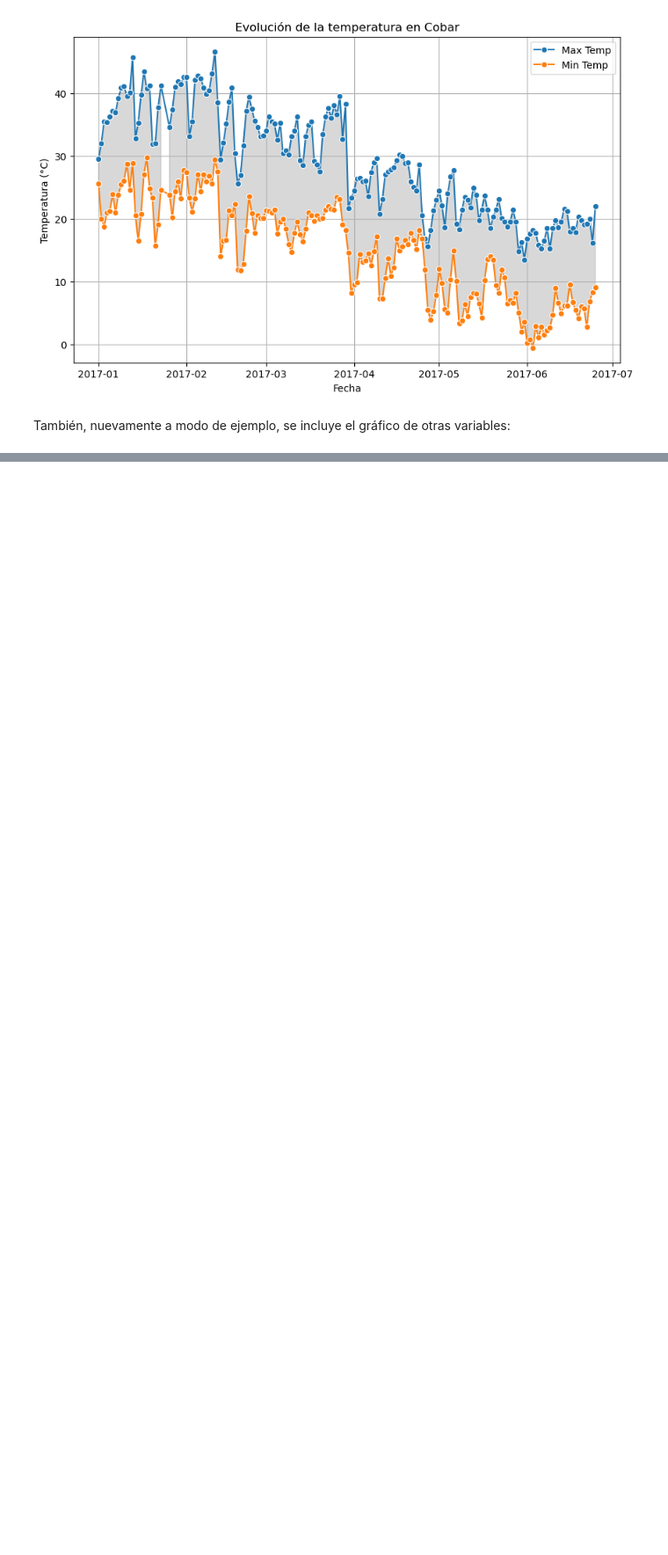
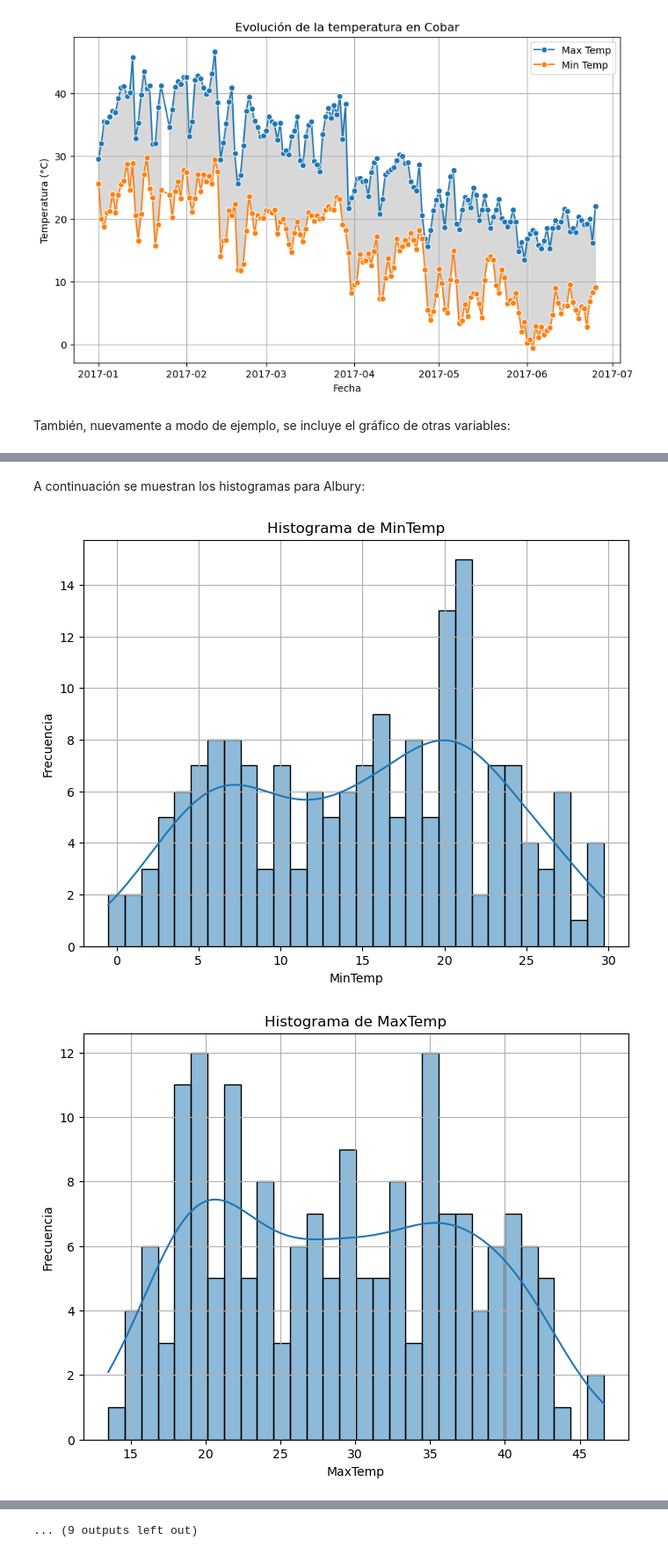
Before and after one commit to gx-ceia-tps/TP_AdD, a Jupyter notebook: TP_AdD.ipynb, the cells around one changed output, grey strips where cells are left out. Shown at 88% size. Saved outputs shown, nothing was run; the diff lists cells and outputs as text; code cells hidden in the pictures; blank space fills up the shorter version.

```diff
--- a/TP_AdD.ipynb
+++ b/TP_AdD.ipynb
@@ -293,0 +326,22 @@ for location in locations_to_plot:
+# %% [markdown]
+A continuación se muestran los histogramas para Albury:
+# %%
+
+# Ejemplo de histograma para cada feature
+for column in dfs_by_location['Albury'].columns:
+
+    # Se saca Date porque no tiene sentido
+    if column == 'Date':
+        continue
+
+    plt.figure(figsize=(8, 6))
+    sns.histplot(location_df[column].dropna(), bins=30, kde=True)  # kde=True para mostrar la curva de densidad
+
+    plt.title(f'Histograma de {column}')
+    plt.xlabel(column)
+    plt.ylabel('Frecuencia')
+    plt.grid(True)
+    plt.show()
+# %% [output]
+[figure, added]
+[figure, added]
@@ -293,0 +358 @@ for location in locations_to_plot:
+... (9 outputs left out)
```
Also changed, not shown: parts of 7 cells of this notebook.
